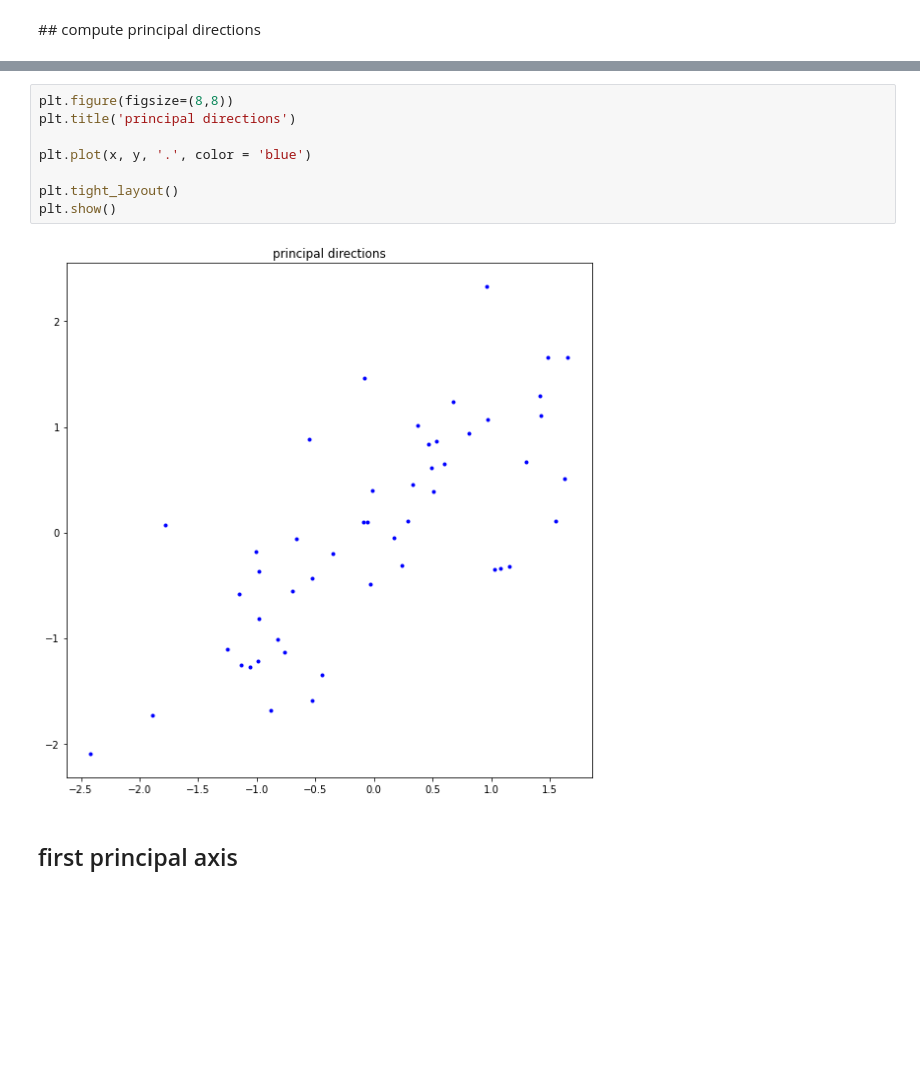
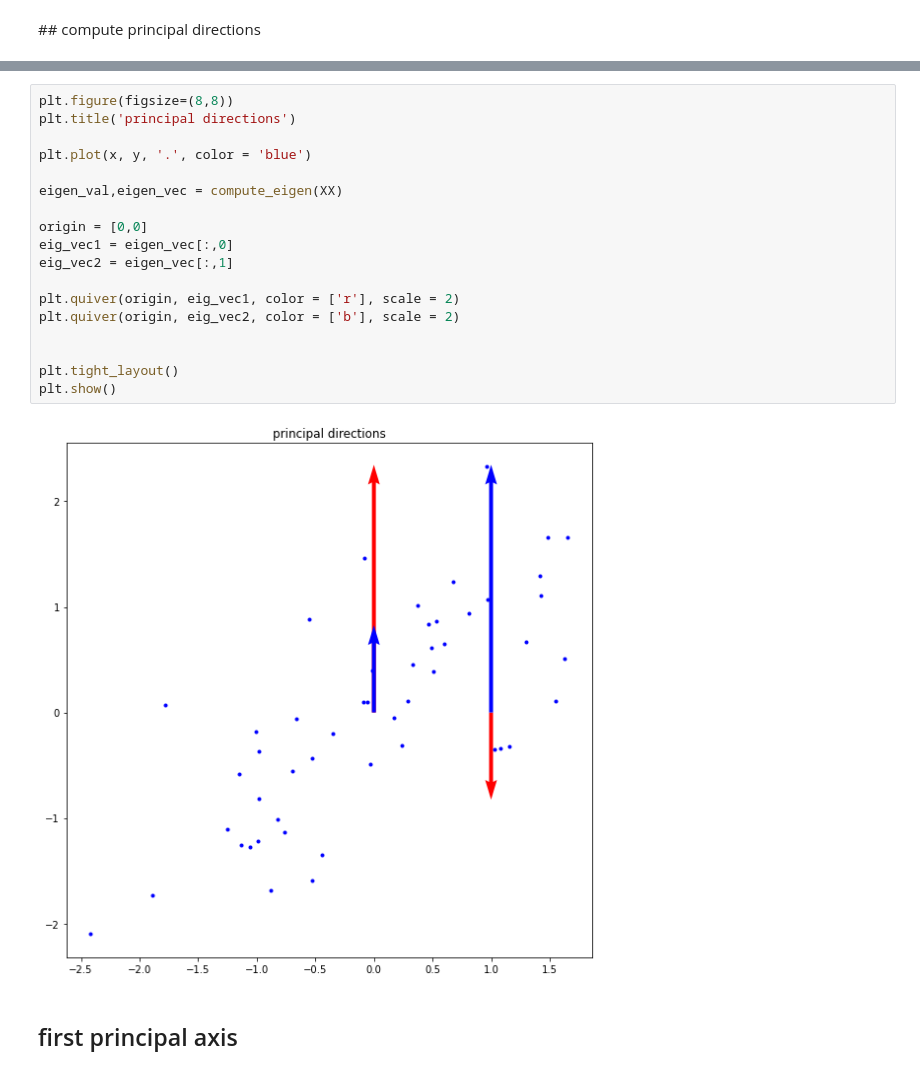
Before and after one commit to DancingGamza/Machine_learning, a Jupyter notebook: assignment_12.ipynb, the cells around one changed output, grey strips where cells are left out. Cells and saved outputs as stored; diff of their text form; blank space fills up the shorter version.

```diff
--- a/assignment_12.ipynb
+++ b/assignment_12.ipynb
@@ -121,13 +117,23 @@ compute_eigen(XX)
 # %%
 plt.figure(figsize=(8,8))
 plt.title('principal directions')
 
 plt.plot(x, y, '.', color = 'blue')
 
+eigen_val,eigen_vec = compute_eigen(XX)
+
+origin = [0,0]
+eig_vec1 = eigen_vec[:,0]
+eig_vec2 = eigen_vec[:,1]
+
+plt.quiver(origin, eig_vec1, color = ['r'], scale = 2)
+plt.quiver(origin, eig_vec2, color = ['b'], scale = 2)
+
+
 plt.tight_layout()
 plt.show()
 # %% [output]
-[figure, old version]
+[figure, new version]
 # %% [markdown]
 ## first principal axis
 # %%
```
Also changed, not shown: parts of 4 cells of this notebook.
